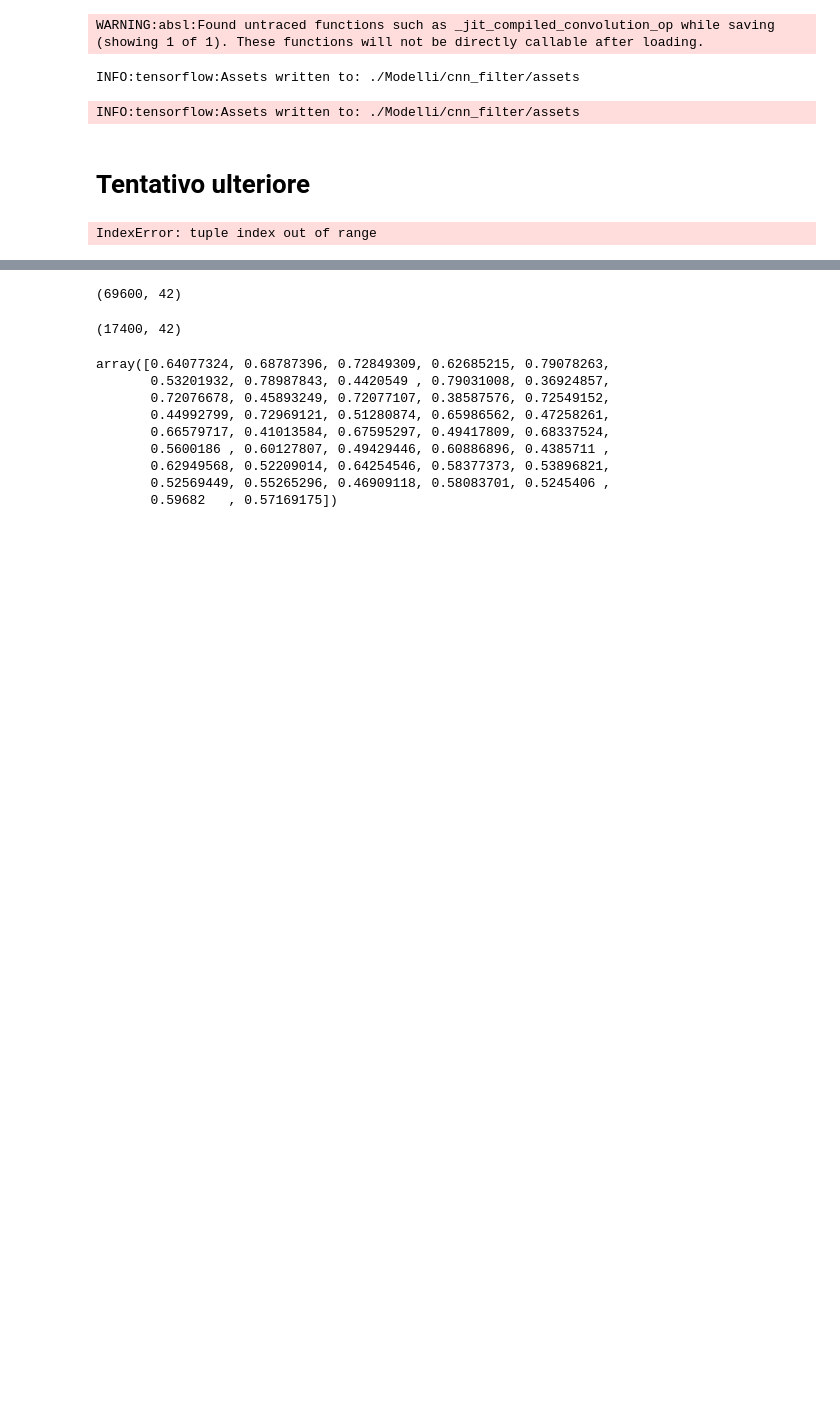
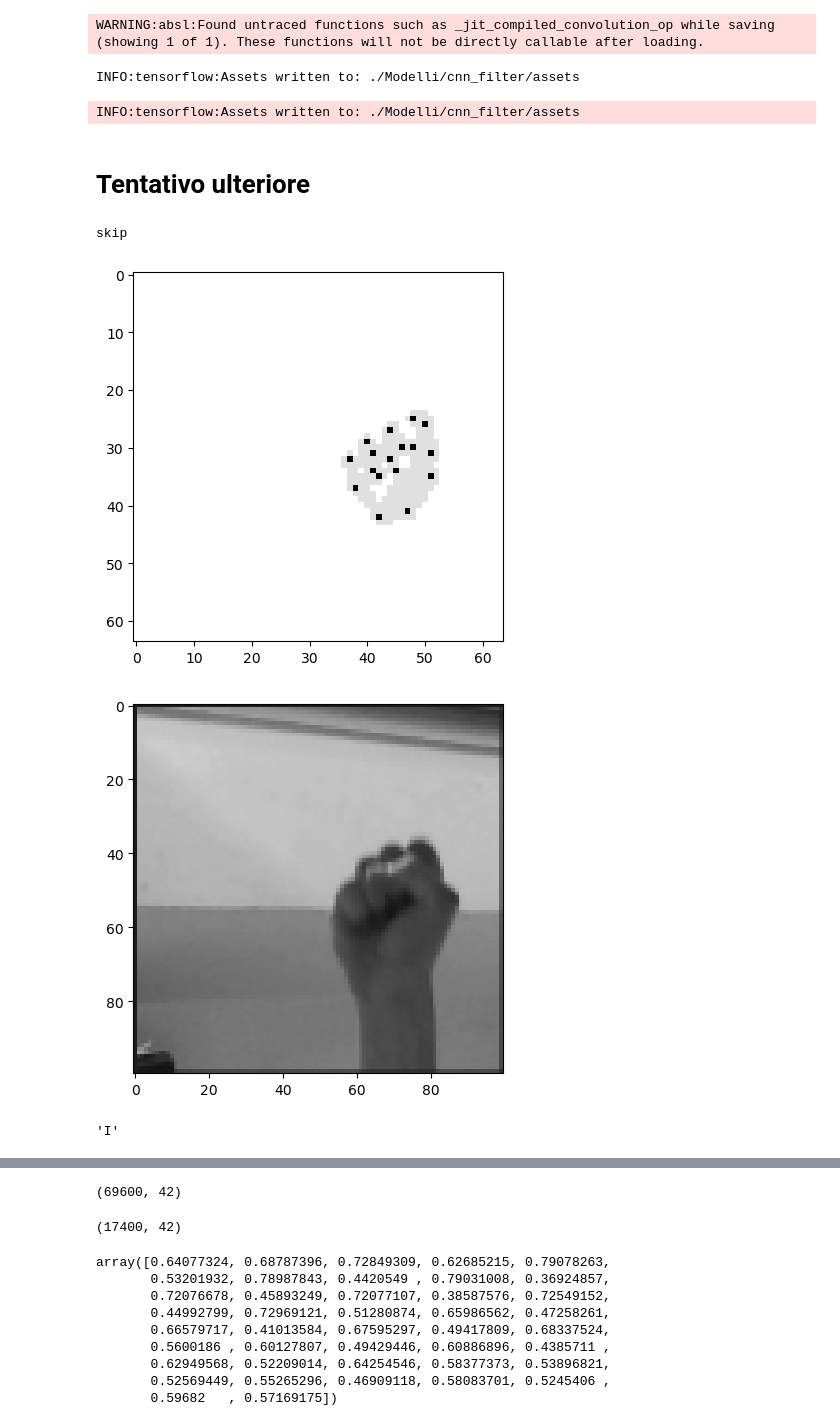
Before and after one commit to SteMor1/ASL_Live_Recognition, a Jupyter notebook: ProgettoML.ipynb, the cells around one changed output, grey strips where cells are left out. Drawn from its saved outputs; the diff is of its cells as text; code cells hidden in the pictures; blank space fills up the shorter version.

```diff
--- a/ProgettoML.ipynb
+++ b/ProgettoML.ipynb
@@ -420,5 +445,5 @@ plt.show()
 # %%
-img=test_images_norm[2:3]
+img=test_images_norm[3:4]
 label = model.predict(img)
 index=np.argmax(label)
 plt.imshow(test_images[2])
@@ -853,7 +875,7 @@ def process_images_with_mediapipe(images):
     landmarks_list = []
 
     for img in tqdm(images, desc="Elaborazione delle immagini"):
-        white_img = np.ones((100, 100, 3), dtype=np.uint8) * 255
+        white_img = np.ones((64, 64, 3), dtype=np.uint8) * 255
 
         # Convert the white image to RGB
         white_img_rgb = cv2.cvtColor(white_img, cv2.COLOR_BGR2RGB)
@@ -869,33 +891,42 @@ def process_images_with_mediapipe(images):
             hand_landmarks = result.multi_hand_landmarks[0]  # Estrai solo i landmarks della mano dominante
             # Estrai le coordinate x e y dei punti di riferimento delle mani
             landmarks = []
             for lm in hand_landmarks.landmark:
                 landmarks.append(lm.x)
                 landmarks.append(lm.y)
             skeleton_img = white_img.copy()
 
             # Draw the hand skeleton on the white image
-            mp_drawing.draw_landmarks(skeleton_img, hand_landmarks, mp_hands.HAND_CONNECTIONS, landmark_drawing_spec=mp_drawing.DrawingSpec(color=(0, 0, 0), thickness=2, circle_radius=0))
+            mp_drawing.draw_landmarks(skeleton_img, hand_landmarks, mp_hands.HAND_CONNECTIONS, landmark_drawing_spec=mp_drawing.DrawingSpec(color=(0, 0, 0), thickness=1, circle_radius=0))
             plt.imshow(skeleton_img)
+            plt.show()
+            plt.imshow(img_rgb)
             break
         else:
+            print("skip")
             landmarks =  np.zeros(42)
         landmarks_list.append(landmarks)
 
 
     return landmarks_list
 
 # Generare dati di esempio (5 immagini casuali in bianco e nero 64x64)
 # Sostituisci questo con il tuo array di immagini reali
 
 # Processare le immagini e ottenere i landmarks
 #train_images_landmarks = process_images_with_mediapipe(train_images)
-train_images_landmarks = process_images_with_mediapipe(train_images)
+train_images_landmarks = process_images_with_mediapipe(train_images[205:])
 
 # Stampa i landmarks per ciascuna immagine
 
 
 # Chiudi Mediapipe Hands
 hands.close()
 # %% [output]
-IndexError: tuple index out of range
+skip
+[figure, added]
+[figure, added]
+# %%
+train_labels[205]
+# %% [output]
+'I'
```
Also changed, not shown: parts of 23 cells of this notebook, 6 other files.
